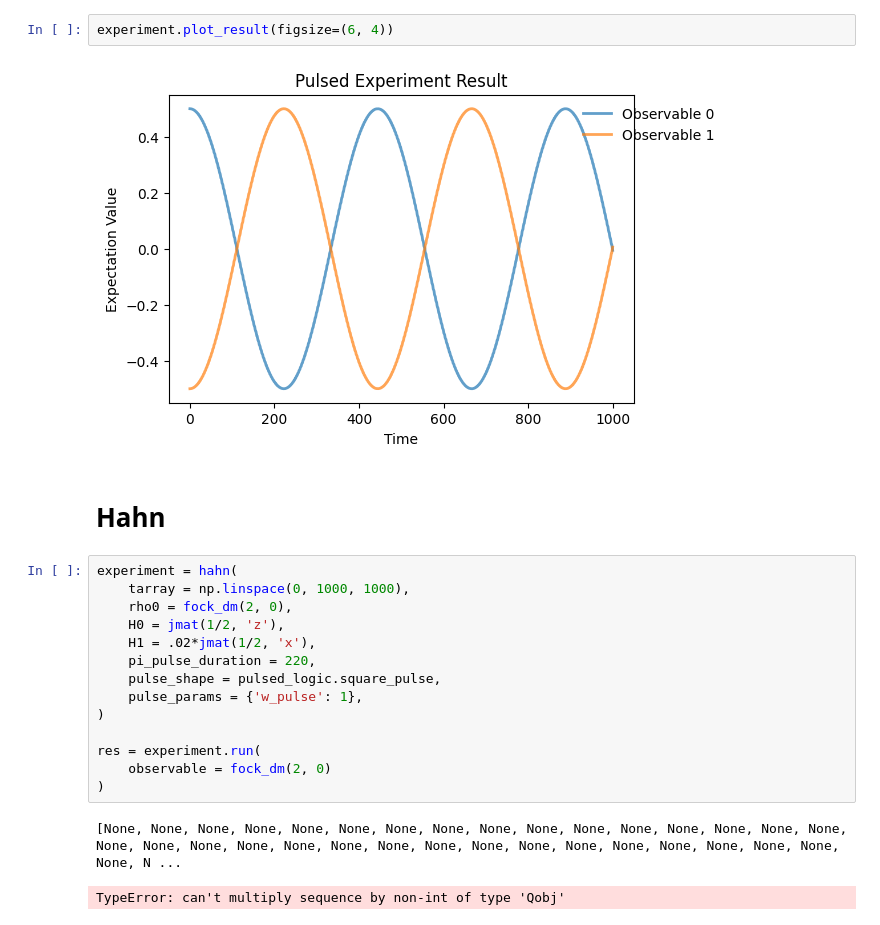
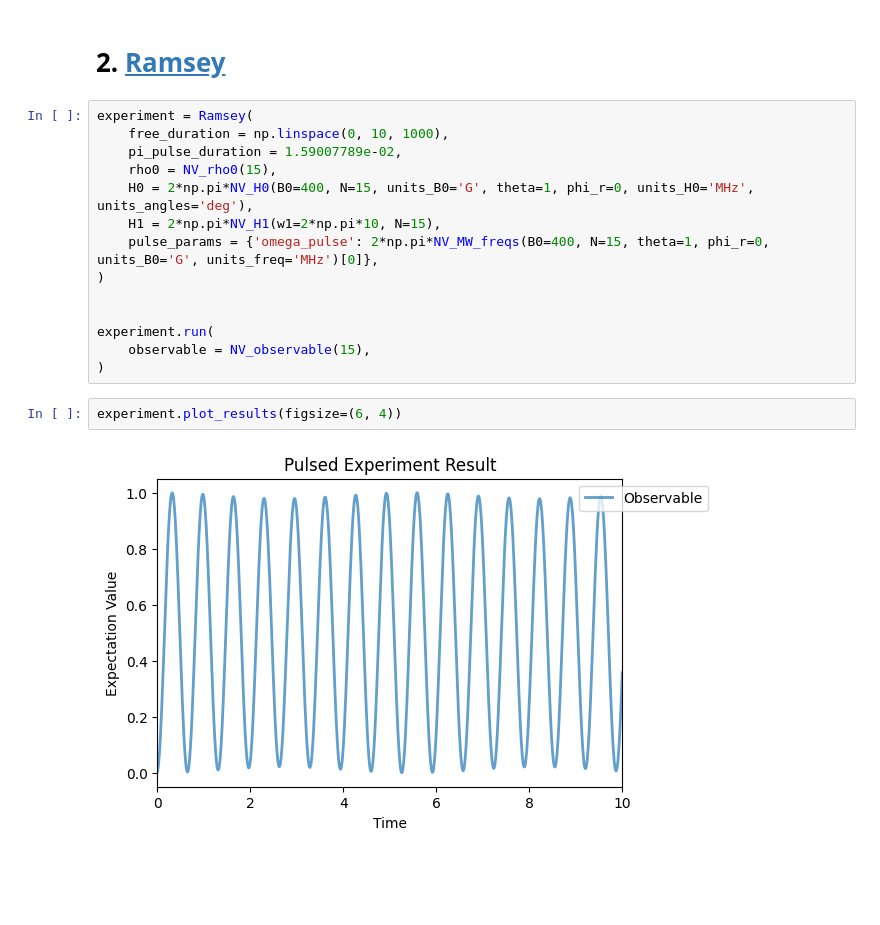
Before and after one commit to QISS-HZB/QuaCCAToo, a Jupyter notebook: TestsObjects.ipynb, the cells around one changed output. Drawn from its saved outputs; the diff is of its cells as text; blank space fills up the shorter version.

Commit message:
divition between DD and basic experiments

```diff
--- a/TestsObjects.ipynb
+++ b/TestsObjects.ipynb
@@ -27,23 +63,20 @@ experiment.plot_pulses(figsize=(12, 4))
+# %% [markdown]
+# 2. <a id='toc2_'></a>[Ramsey](#toc0_)
+# %%
+experiment = Ramsey(
+    free_duration = np.linspace(0, 10, 1000),
+    pi_pulse_duration = 1.59007789e-02,
+    rho0 = NV_rho0(15),
+    H0 = 2*np.pi*NV_H0(B0=400, N=15, units_B0='G', theta=1, phi_r=0, units_H0='MHz', units_angles='deg'),
+    H1 = 2*np.pi*NV_H1(w1=2*np.pi*10, N=15),
+    pulse_params = {'omega_pulse': 2*np.pi*NV_MW_freqs(B0=400, N=15, theta=1, phi_r=0, units_B0='G', units_freq='MHz')[0]},
+)
+
+
+experiment.run(
+    observable = NV_observable(15),
+)
 # %%
-experiment.plot_result(figsize=(6, 4))
+experiment.plot_results(figsize=(6, 4))
 # %% [output]
-[figure, old version]
+[figure, new version]
-# %% [markdown]
-# Hahn
-# %%
-experiment = hahn(
-    tarray = np.linspace(0, 1000, 1000),
-    rho0 = fock_dm(2, 0),
-    H0 = jmat(1/2, 'z'),
-    H1 = .02*jmat(1/2, 'x'),
-    pi_pulse_duration = 220,
-    pulse_shape = pulsed_logic.square_pulse,
-    pulse_params = {'w_pulse': 1},
-)
-
-res = experiment.run(
-    observable = fock_dm(2, 0)
-)
-# %% [output]
-[None, None, None, None, None, None, None, None, None, None, None, None, None, None, None, None, None, None, None, None, None, None, None, None, None, None, None, None, None, None, None, None, None, N ...
-TypeError: can't multiply sequence by non-int of type 'Qobj'
```
Also changed, not shown: parts of 30 cells of this notebook, 7 other files.
